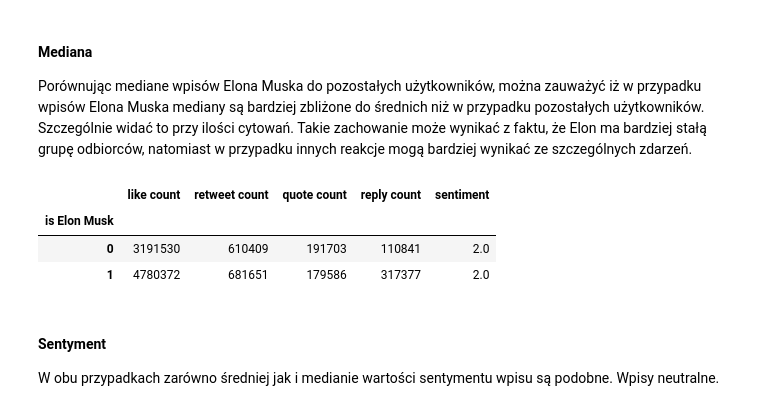
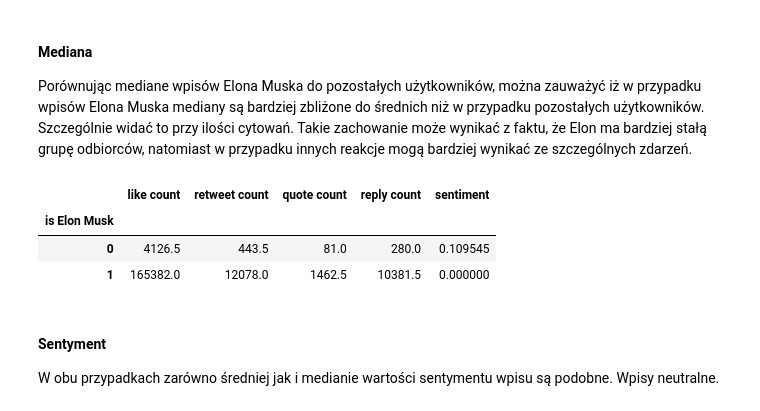
Before and after one commit to Wiktor-99/MAED, a Jupyter notebook: elon_musk_tweet_classification.ipynb, the cells around one changed output. Saved outputs shown, nothing was run; the diff lists cells and outputs as text; code cells hidden in the pictures.

```diff
--- a/elon_musk_tweet_classification.ipynb
+++ b/elon_musk_tweet_classification.ipynb
@@ -234,12 +234,12 @@ Elona Muska mediany są bardziej zbliżone do średnich niż w przypadku pozosta
 Szczególnie widać to przy ilości cytowań. Takie zachowanie może wynikać z faktu, że Elon ma bardziej stałą grupę
 odbiorców, natomiast w przypadku innych reakcje mogą bardziej wynikać ze szczególnych zdarzeń.
 # %%
-data_frame.groupby(by='is Elon Musk')[numeric_columns].max()
+data_frame.groupby(by='is Elon Musk')[numeric_columns].median()
 # %% [output]
 |  | like count | retweet count | quote count | reply count | sentiment |
 | is Elon Musk |  |  |  |  |  |
-| 0 | 3191530 | 610409 | 191703 | 110841 | 2.0 |
-| 1 | 4780372 | 681651 | 179586 | 317377 | 2.0 |
+| 0 | 4126.5 | 443.5 | 81.0 | 280.0 | 0.109545 |
+| 1 | 165382.0 | 12078.0 | 1462.5 | 10381.5 | 0.000000 |
 # %% [markdown]
 #### Sentyment
 
```
Also changed, not shown: parts of 10 cells of this notebook.
